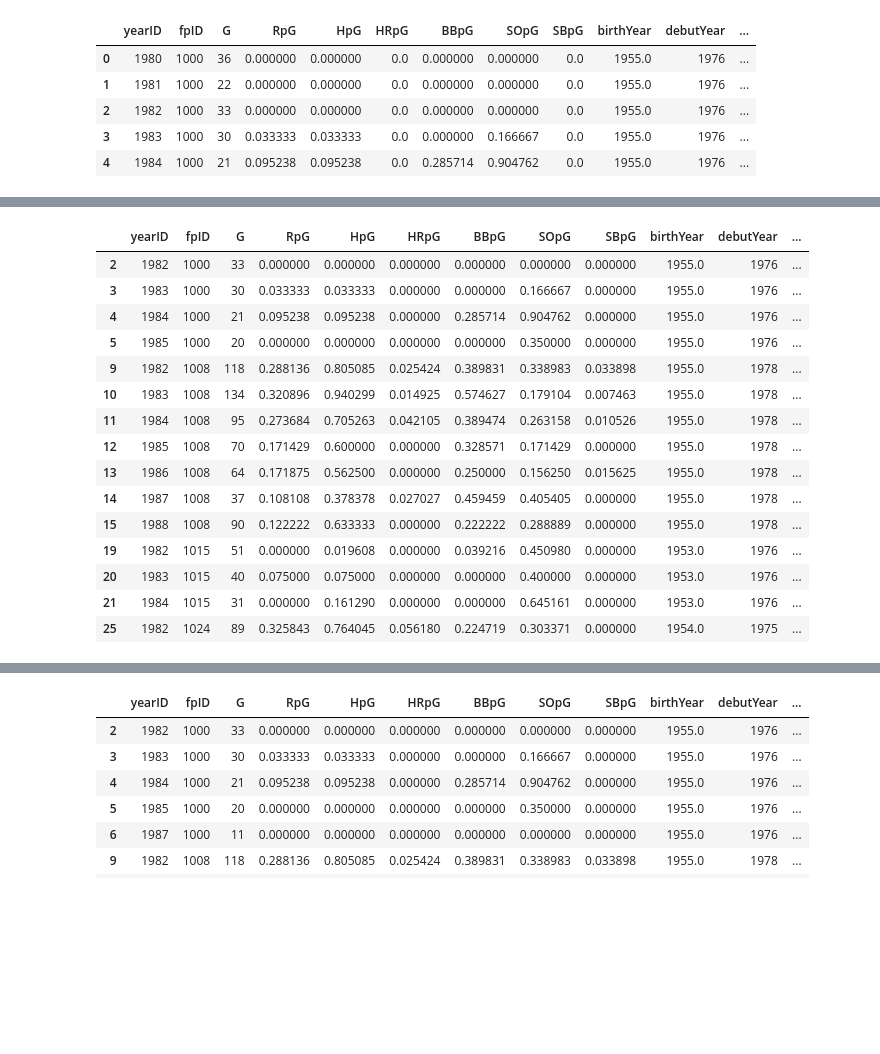
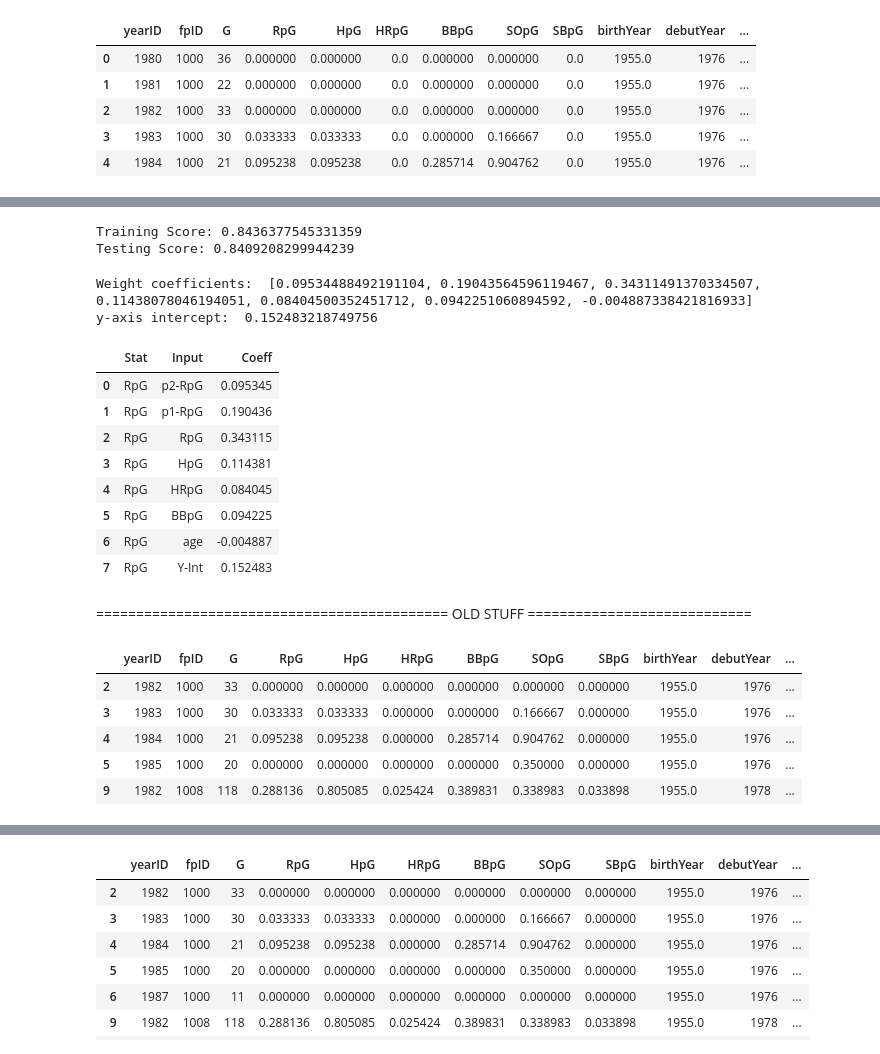
Before and after one commit to abasaltr/Baseball_Learning, a Jupyter notebook: baseball-v1/sandbox/nick/PlayerBattingML.ipynb, the cells around one changed output, grey strips where cells are left out. Cells and saved outputs as stored; diff of their text form; code cells hidden in the pictures; blank space fills up the shorter version.

Commit message:
TeamBattingML output table done

```diff
--- a/baseball-v1/sandbox/nick/PlayerBattingML.ipynb
+++ b/baseball-v1/sandbox/nick/PlayerBattingML.ipynb
@@ -180,0 +167,21 @@ print(oneYearRpG)
+# %%
+# NOTE - This cell take a while to execute
+
+# Add a column to indicate rows that should be skipped
+#  years < latestDataYear + 2 (we can't get 2 year previous data for these years)
+#  careerYear < 3 (we can't get 2 year previous data for these years)
+#  year = finalYear (we can't use next year to check model)
+#  year = 2019 (last year of our data so )
+
+mergedBatting["skip"] = 0
+for index, row in mergedBatting.iterrows():
+    if row["yearID"] < (latestDataYear + 2):
+        mergedBatting.at[index, "skip"] = 1
+    elif row["careerYear"] < 3:
+        mergedBatting.at[index, "skip"] = 1
+    elif row["yearID"] == row["finalYear"]:
+        mergedBatting.at[index, "skip"] = 1
+    elif row["yearID"] == 2019:
+        mergedBatting.at[index, "skip"] = 1
+
+mergedBatting.head(20)
@@ -181,38 +341,72 @@ print(oneYearRpG)
+# %%
+# Fit the model to the Training Set
+model.fit(X_train, y_train)
+
+# Calculate the R2 scores
+training_score = model.score(X_train, y_train)
+testing_score = model.score(X_test, y_test)
+
+print(f"Training Score: {training_score}")
+print(f"Testing Score: {testing_score}")
+# %% [output]
+Training Score: 0.8436377545331359
+Testing Score: 0.8409208299944239
+# %%
+# Print the Coefficients of the Model
+coeffs = model.coef_.tolist()[0]
+y_int = model.intercept_.tolist()[0]
+print('Weight coefficients: ', coeffs)
+print('y-axis intercept: ', y_int)
+# %% [output]
+Weight coefficients:  [0.09534488492191104, 0.19043564596119467, 0.34311491370334507, 0.11438078046194051, 0.08404500352451712, 0.0942251060894592, -0.004887338421816933]
+y-axis intercept:  0.152483218749756
+# %%
+# Put the inputs and their coeffs in a df
+# inputFactors.append("Y-Int")
+# coeffs.append(y_int)
+rpgFormula = {'Stat': stat,
+              'Input': inputFactors,
+             'Coeff': coeffs}
+
+rpgFormulaDF = pd.DataFrame(rpgFormula)
+rpgFormulaDF.head(8)
+# %% [output]
+|  | Stat | Input | Coeff |
+| 0 | RpG | p2-RpG | 0.095345 |
+| 1 | RpG | p1-RpG | 0.190436 |
+| 2 | RpG | RpG | 0.343115 |
+| 3 | RpG | HpG | 0.114381 |
+| 4 | RpG | HRpG | 0.084045 |
+| 5 | RpG | BBpG | 0.094225 |
+| 6 | RpG | age | -0.004887 |
+| 7 | RpG | Y-Int | 0.152483 |
+# %% [markdown]
+============================================    OLD STUFF  ============================
 # %%
 # get a dataframe that will only hold valid inputs
 #  to get historical data for
 
 # get only data from latestDataYear + 2
 #  that way we can grab 2 years previous data
 validHistoric = mergedBatting.loc[mergedBatting["yearID"] >= latestDataYear + 2]
 
 # get only players who are in at least their 3rd career year and who played at least 4
 #  we are using 3 years data to predict a 4th year value
 validHistoric = validHistoric.loc[(validHistoric["careerYear"] >= 3) & (validHistoric["totalYears"] >= 4)]
 
 # Get only data prior to 2019 season
 #  we can't supervise a model based of  2019 data becaus ewe don't have 2020 data to check it against
 validHistoric = validHistoric.loc[validHistoric["yearID"] < 2019]
 validHistoric.sort_values(by = ["yearID"], ascending = False).head()
 
 # Remove players final years
 #  we can't use 'next year' results to supervise when they don't play a next year
 validHistoric2 = validHistoric.loc[validHistoric["yearID"] != validHistoric["finalYear"]]
-validHistoric2.head(15)
+validHistoric2.head()
 # %% [output]
 |  | yearID | fpID | G | RpG | HpG | HRpG | BBpG | SOpG | SBpG | birthYear | debutYear | ... |
 | 2 | 1982 | 1000 | 33 | 0.000000 | 0.000000 | 0.000000 | 0.000000 | 0.000000 | 0.000000 | 1955.0 | 1976 | ... |
 | 3 | 1983 | 1000 | 30 | 0.033333 | 0.033333 | 0.000000 | 0.000000 | 0.166667 | 0.000000 | 1955.0 | 1976 | ... |
 | 4 | 1984 | 1000 | 21 | 0.095238 | 0.095238 | 0.000000 | 0.285714 | 0.904762 | 0.000000 | 1955.0 | 1976 | ... |
 | 5 | 1985 | 1000 | 20 | 0.000000 | 0.000000 | 0.000000 | 0.000000 | 0.350000 | 0.000000 | 1955.0 | 1976 | ... |
 | 9 | 1982 | 1008 | 118 | 0.288136 | 0.805085 | 0.025424 | 0.389831 | 0.338983 | 0.033898 | 1955.0 | 1978 | ... |
-| 10 | 1983 | 1008 | 134 | 0.320896 | 0.940299 | 0.014925 | 0.574627 | 0.179104 | 0.007463 | 1955.0 | 1978 | ... |
-| 11 | 1984 | 1008 | 95 | 0.273684 | 0.705263 | 0.042105 | 0.389474 | 0.263158 | 0.010526 | 1955.0 | 1978 | ... |
-| 12 | 1985 | 1008 | 70 | 0.171429 | 0.600000 | 0.000000 | 0.328571 | 0.171429 | 0.000000 | 1955.0 | 1978 | ... |
-| 13 | 1986 | 1008 | 64 | 0.171875 | 0.562500 | 0.000000 | 0.250000 | 0.156250 | 0.015625 | 1955.0 | 1978 | ... |
-| 14 | 1987 | 1008 | 37 | 0.108108 | 0.378378 | 0.027027 | 0.459459 | 0.405405 | 0.000000 | 1955.0 | 1978 | ... |
-| 15 | 1988 | 1008 | 90 | 0.122222 | 0.633333 | 0.000000 | 0.222222 | 0.288889 | 0.000000 | 1955.0 | 1978 | ... |
-| 19 | 1982 | 1015 | 51 | 0.000000 | 0.019608 | 0.000000 | 0.039216 | 0.450980 | 0.000000 | 1953.0 | 1976 | ... |
-| 20 | 1983 | 1015 | 40 | 0.075000 | 0.075000 | 0.000000 | 0.000000 | 0.400000 | 0.000000 | 1953.0 | 1976 | ... |
-| 21 | 1984 | 1015 | 31 | 0.000000 | 0.161290 | 0.000000 | 0.000000 | 0.645161 | 0.000000 | 1953.0 | 1976 | ... |
-| 25 | 1982 | 1024 | 89 | 0.325843 | 0.764045 | 0.056180 | 0.224719 | 0.303371 | 0.000000 | 1954.0 | 1975 | ... |
```
Also changed, not shown: parts of 17 cells of this notebook, 3 other files.
